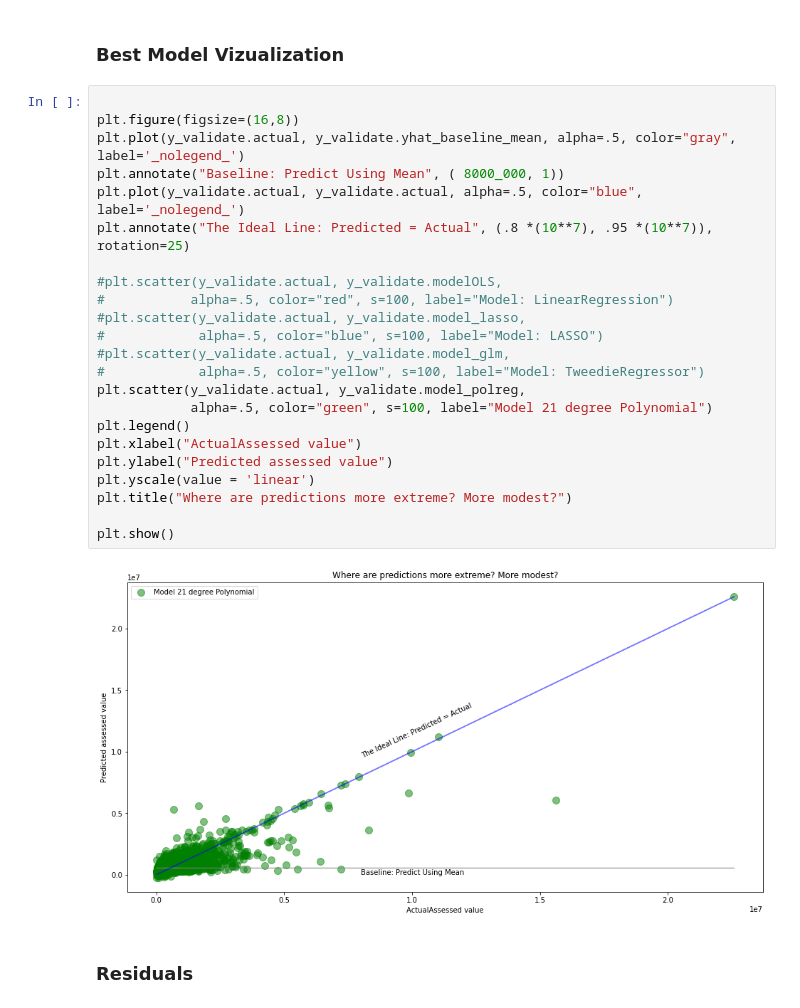
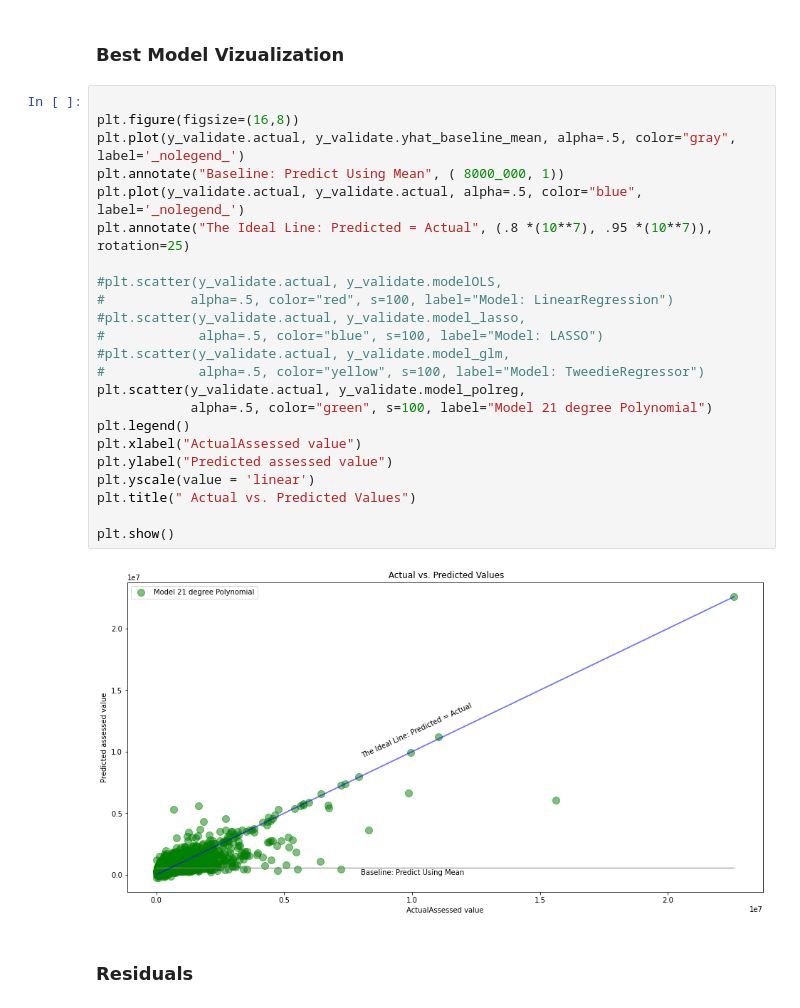
Before and after one commit to cindyvillanuevads/regression_project_zillow-, a Jupyter notebook: zillow.ipynb, the cells around one changed output. Saved outputs shown, nothing was run; the diff lists cells and outputs as text.

Commit message:
add plots

```diff
--- a/zillow.ipynb
+++ b/zillow.ipynb
@@ -856,28 +859,28 @@ best_model
 # %%
 
 plt.figure(figsize=(16,8))
 plt.plot(y_validate.actual, y_validate.yhat_baseline_mean, alpha=.5, color="gray", label='_nolegend_')
 plt.annotate("Baseline: Predict Using Mean", ( 8000_000, 1))
 plt.plot(y_validate.actual, y_validate.actual, alpha=.5, color="blue", label='_nolegend_')
 plt.annotate("The Ideal Line: Predicted = Actual", (.8 *(10**7), .95 *(10**7)), rotation=25)
 
 #plt.scatter(y_validate.actual, y_validate.modelOLS,
 #           alpha=.5, color="red", s=100, label="Model: LinearRegression")
 #plt.scatter(y_validate.actual, y_validate.model_lasso,
 #            alpha=.5, color="blue", s=100, label="Model: LASSO")
 #plt.scatter(y_validate.actual, y_validate.model_glm,
 #            alpha=.5, color="yellow", s=100, label="Model: TweedieRegressor")
 plt.scatter(y_validate.actual, y_validate.model_polreg,
             alpha=.5, color="green", s=100, label="Model 21 degree Polynomial")
 plt.legend()
 plt.xlabel("ActualAssessed value")
 plt.ylabel("Predicted assessed value")
 plt.yscale(value = 'linear')
-plt.title("Where are predictions more extreme? More modest?")
+plt.title(" Actual vs. Predicted Values")
 
 plt.show()
 # %% [output]
-[figure, old version]
+[figure, new version]
 # %% [markdown]
 ### Residuals
 # %%
```
Also changed, not shown: parts of 16 cells of this notebook.
